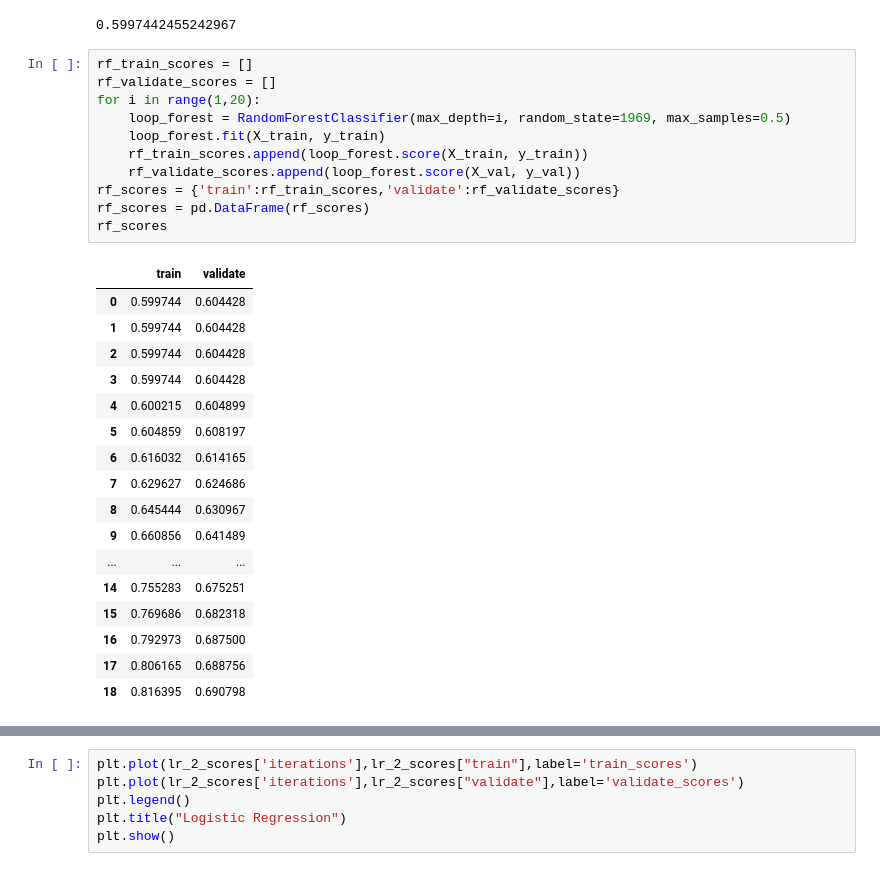
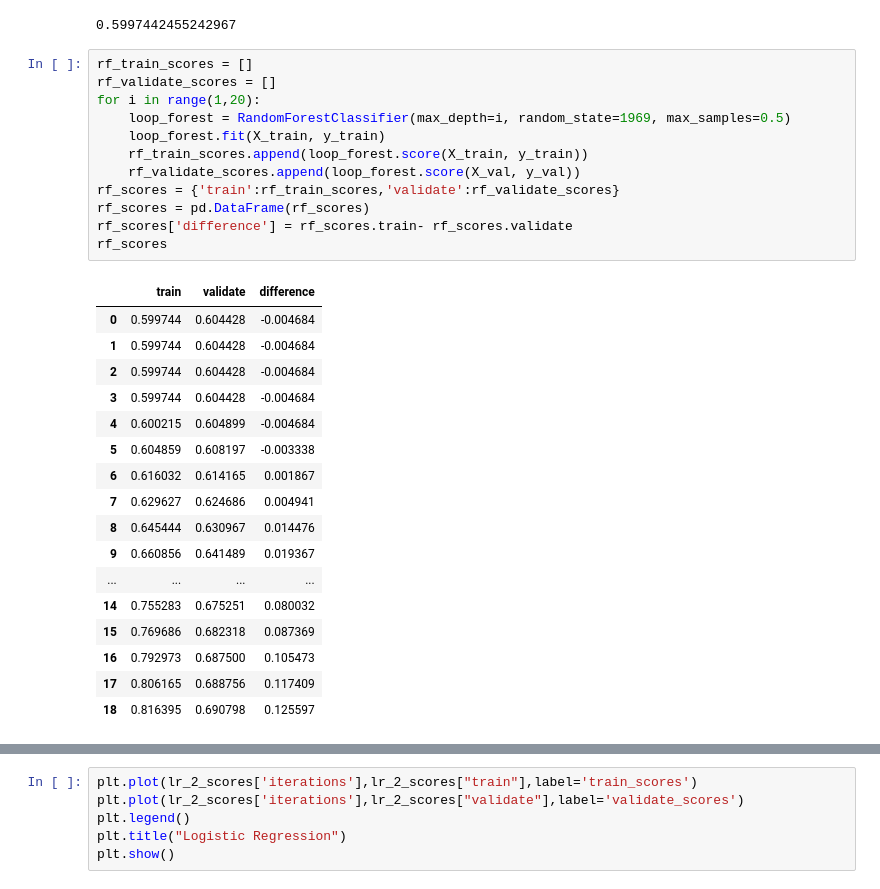
Before and after one commit to good-bill-hunting/political_parser, a Jupyter notebook: jorge-scratch2.ipynb, the cells around one changed output, grey strips where cells are left out. Saved outputs shown, nothing was run; the diff lists cells and outputs as text.

```diff
--- a/jorge-scratch2.ipynb
+++ b/jorge-scratch2.ipynb
@@ -384,30 +384,31 @@ len(y_train[y_train == 'D'])/ len(y_train)
 # %%
 rf_train_scores = []
 rf_validate_scores = []
 for i in range(1,20):
     loop_forest = RandomForestClassifier(max_depth=i, random_state=1969, max_samples=0.5)
     loop_forest.fit(X_train, y_train)
     rf_train_scores.append(loop_forest.score(X_train, y_train))
     rf_validate_scores.append(loop_forest.score(X_val, y_val))
 rf_scores = {'train':rf_train_scores,'validate':rf_validate_scores}
 rf_scores = pd.DataFrame(rf_scores)
+rf_scores['difference'] = rf_scores.train- rf_scores.validate
 rf_scores
 # %% [output]
-|  | train | validate |
-| 0 | 0.599744 | 0.604428 |
-| 1 | 0.599744 | 0.604428 |
-| 2 | 0.599744 | 0.604428 |
-| 3 | 0.599744 | 0.604428 |
-| 4 | 0.600215 | 0.604899 |
-| 5 | 0.604859 | 0.608197 |
-| 6 | 0.616032 | 0.614165 |
-| 7 | 0.629627 | 0.624686 |
-| 8 | 0.645444 | 0.630967 |
-| 9 | 0.660856 | 0.641489 |
-| ... | ... | ... |
-| 14 | 0.755283 | 0.675251 |
-| 15 | 0.769686 | 0.682318 |
-| 16 | 0.792973 | 0.687500 |
-| 17 | 0.806165 | 0.688756 |
-| 18 | 0.816395 | 0.690798 |
+|  | train | validate | difference |
+| 0 | 0.599744 | 0.604428 | -0.004684 |
+| 1 | 0.599744 | 0.604428 | -0.004684 |
+| 2 | 0.599744 | 0.604428 | -0.004684 |
+| 3 | 0.599744 | 0.604428 | -0.004684 |
+| 4 | 0.600215 | 0.604899 | -0.004684 |
+| 5 | 0.604859 | 0.608197 | -0.003338 |
+| 6 | 0.616032 | 0.614165 | 0.001867 |
+| 7 | 0.629627 | 0.624686 | 0.004941 |
+| 8 | 0.645444 | 0.630967 | 0.014476 |
+| 9 | 0.660856 | 0.641489 | 0.019367 |
+| ... | ... | ... | ... |
+| 14 | 0.755283 | 0.675251 | 0.080032 |
+| 15 | 0.769686 | 0.682318 | 0.087369 |
+| 16 | 0.792973 | 0.687500 | 0.105473 |
+| 17 | 0.806165 | 0.688756 | 0.117409 |
+| 18 | 0.816395 | 0.690798 | 0.125597 |
 # %%
```
Also changed, not shown: parts of 6 cells of this notebook.
